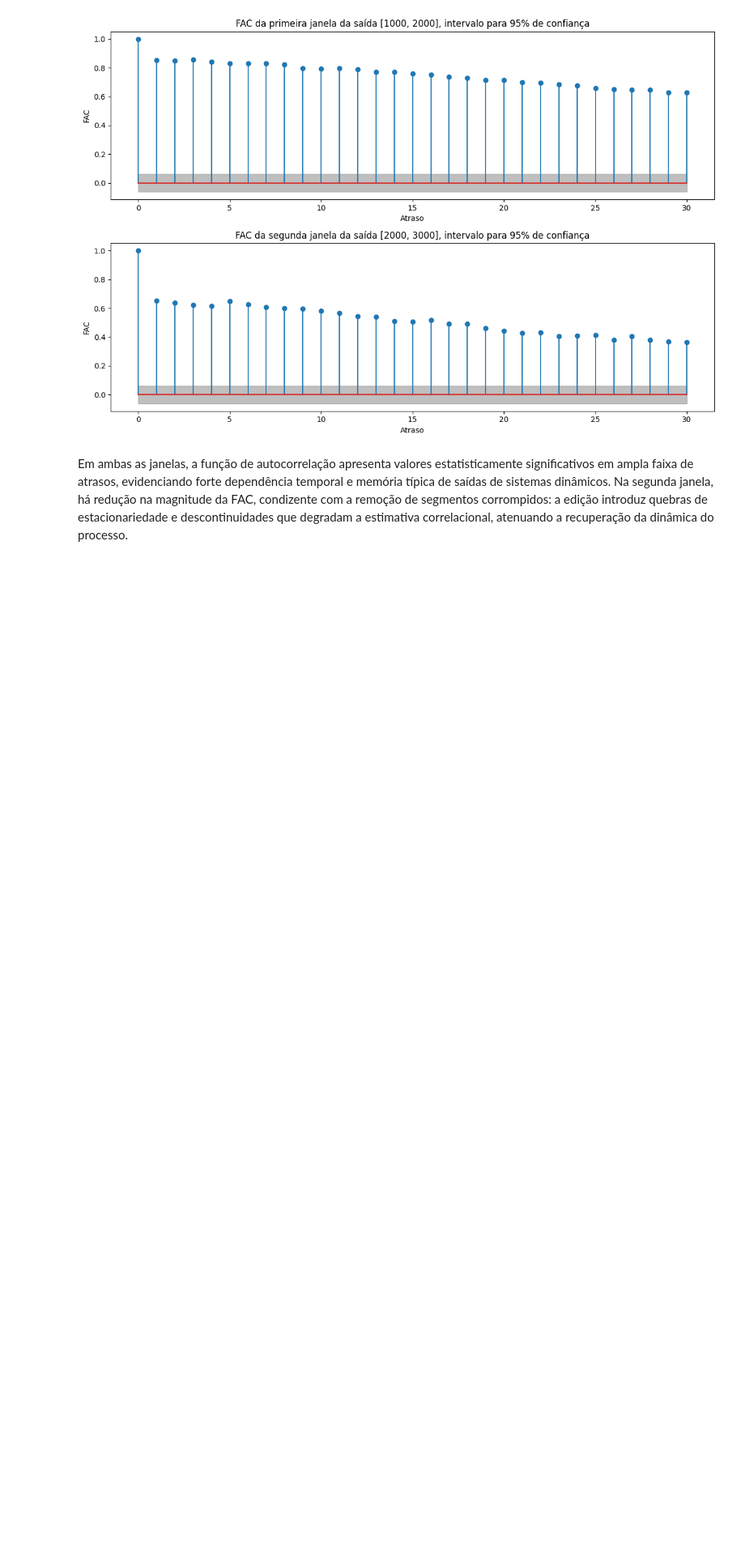
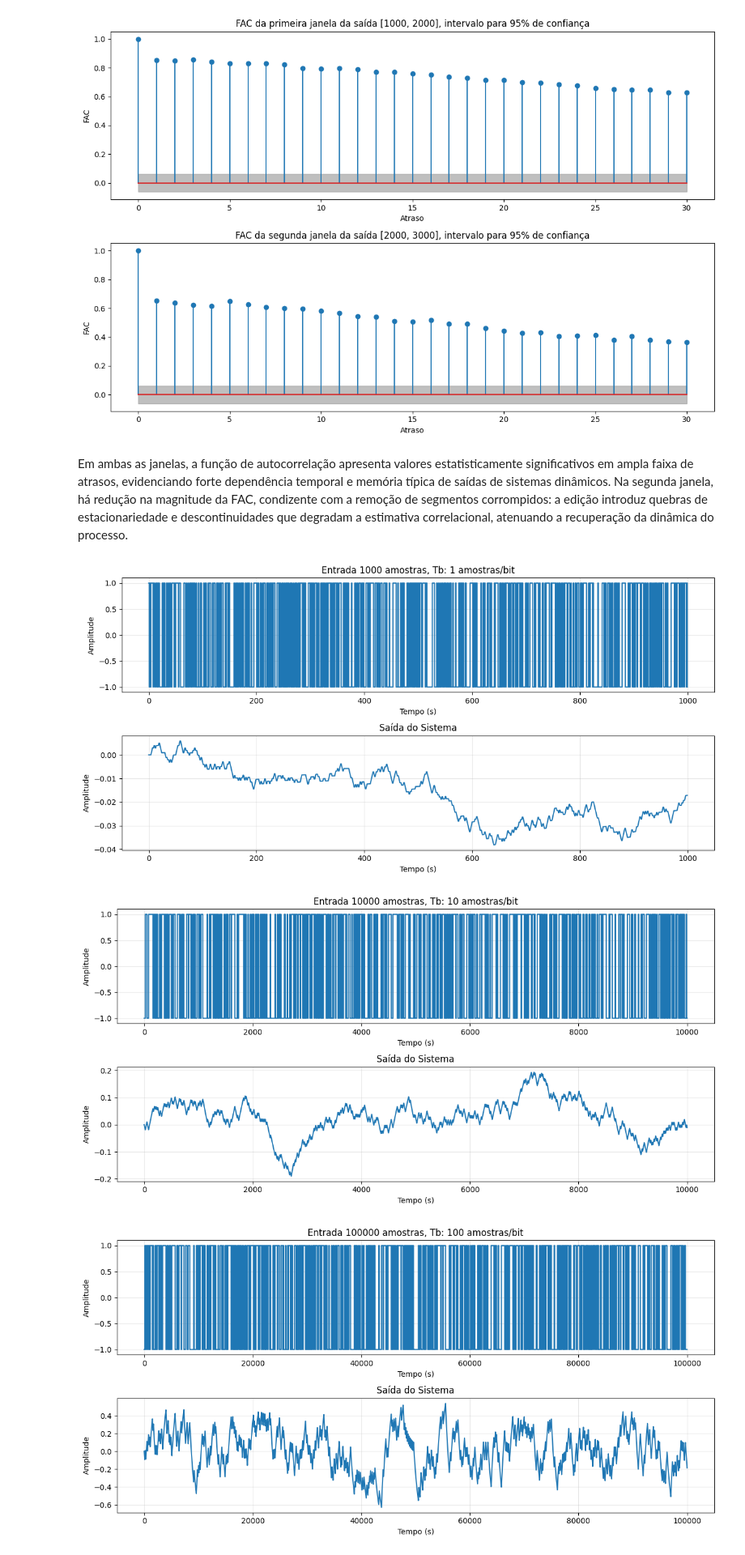
Before and after one commit to eduardo-ufmg/identificacao_de_sistemas_e_estimacao_de_parametros, a Jupyter notebook: 2_correlacao/simulacoes.ipynb, the cells around one changed output. Shown at 81% size. Saved outputs shown, nothing was run; the diff lists cells and outputs as text; code cells hidden in the pictures; blank space fills up the shorter version.

```diff
--- a/2_correlacao/simulacoes.ipynb
+++ b/2_correlacao/simulacoes.ipynb
@@ -351,0 +407,14 @@ Em ambas as janelas, a função de autocorrelação apresenta valores estatistic
+# %%
+# Define H(s) = 1 / (1000s + 1)
+num = [1]
+den = [1000, 1]
+
+sim_and_plot((num, den), 1000, 1)
+sim_and_plot((num, den), 1000, 10)
+sim_and_plot((num, den), 1000, 100)
+sim_and_plot((num, den), 100, 1000)
+sim_and_plot((num, den), 100, 10000)
+# %% [output]
+[figure, added]
+[figure, added]
+[figure, added]
```
Also changed, not shown: parts of 6 cells of this notebook.
